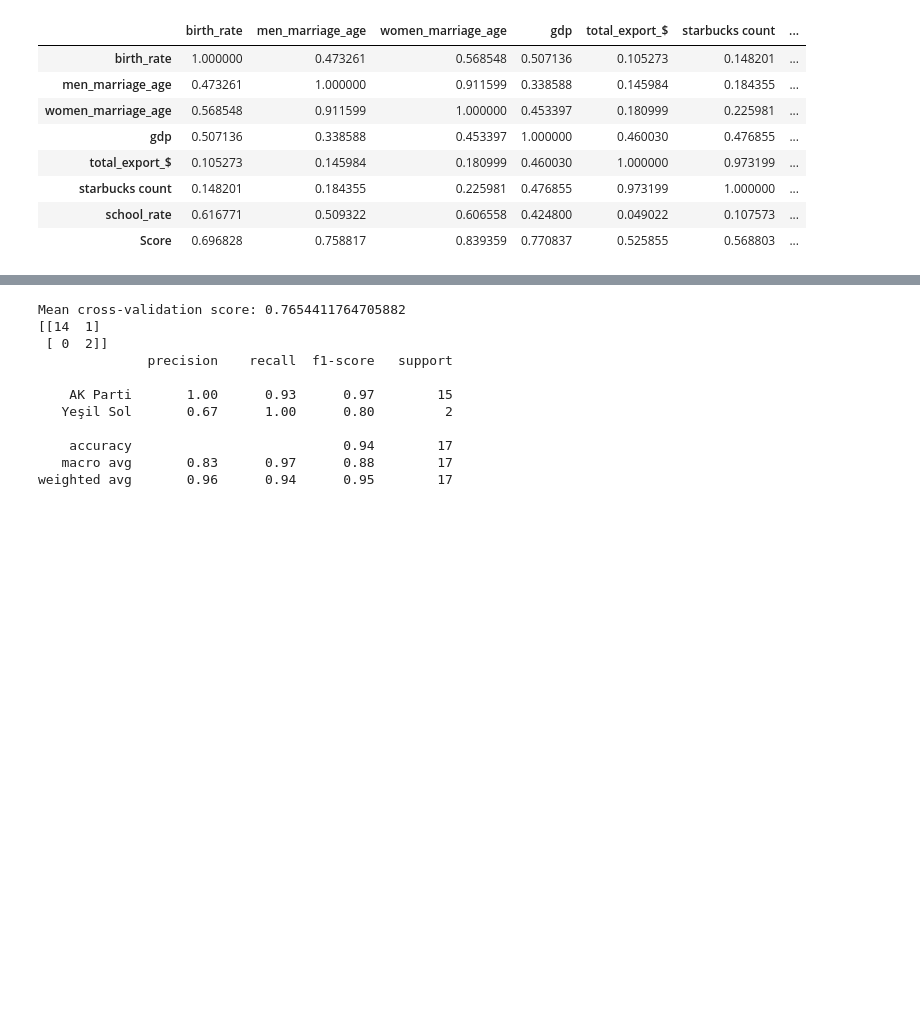
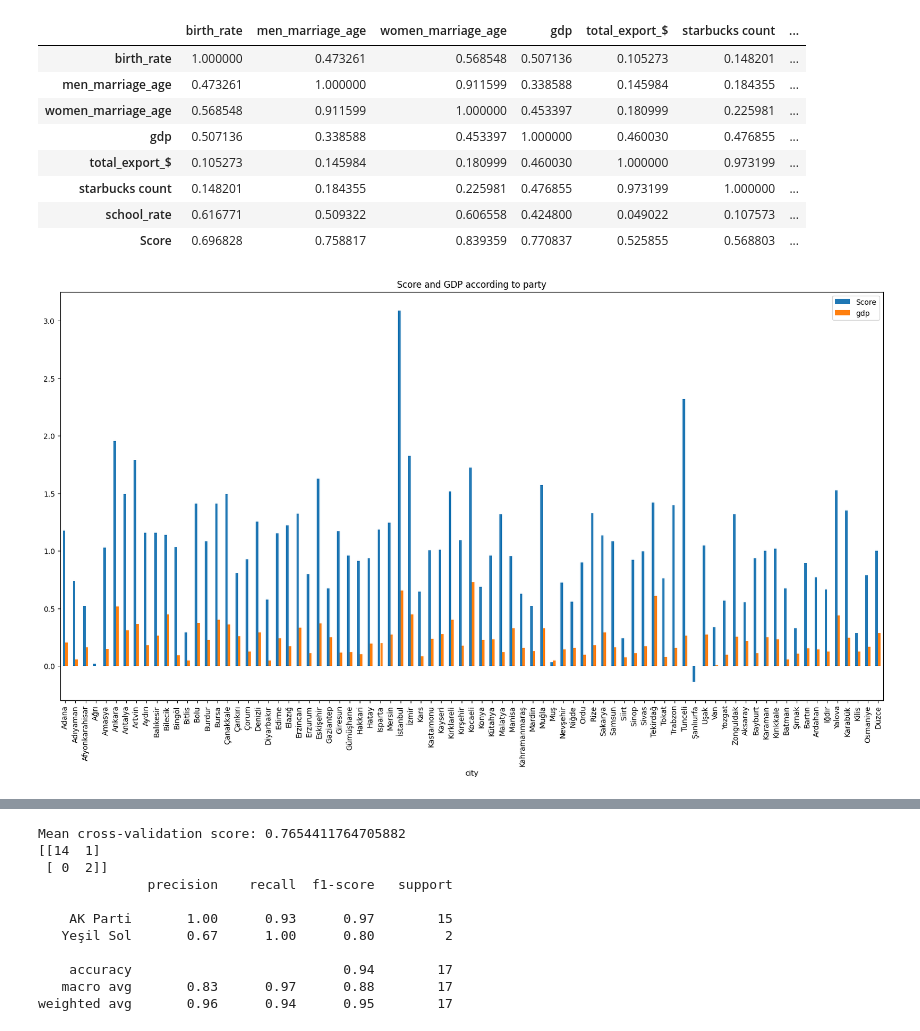
Before and after one commit to erennaltin/CS210-Project, a Jupyter notebook: scripts/data_vis.ipynb, the cells around one changed output, grey strips where cells are left out. Cells and saved outputs as stored; diff of their text form; code cells hidden in the pictures; blank space fills up the shorter version.

Commit message:
visuals

```diff
--- a/scripts/data_vis.ipynb
+++ b/scripts/data_vis.ipynb
@@ -109,3 +129,8 @@ corrs
 | starbucks count | 0.148201 | 0.184355 | 0.225981 | 0.476855 | 0.973199 | 1.000000 | ... |
 | school_rate | 0.616771 | 0.509322 | 0.606558 | 0.424800 | 0.049022 | 0.107573 | ... |
 | Score | 0.696828 | 0.758817 | 0.839359 | 0.770837 | 0.525855 | 0.568803 | ... |
+# %%
+df_merged.plot(x='city', y=['Score', 'gdp'], kind='bar', figsize=(20, 10), title='Score and GDP according to party')
+plt.show()
+# %% [output]
+[figure, added]
```
Also changed, not shown: parts of 3 cells of this notebook.
